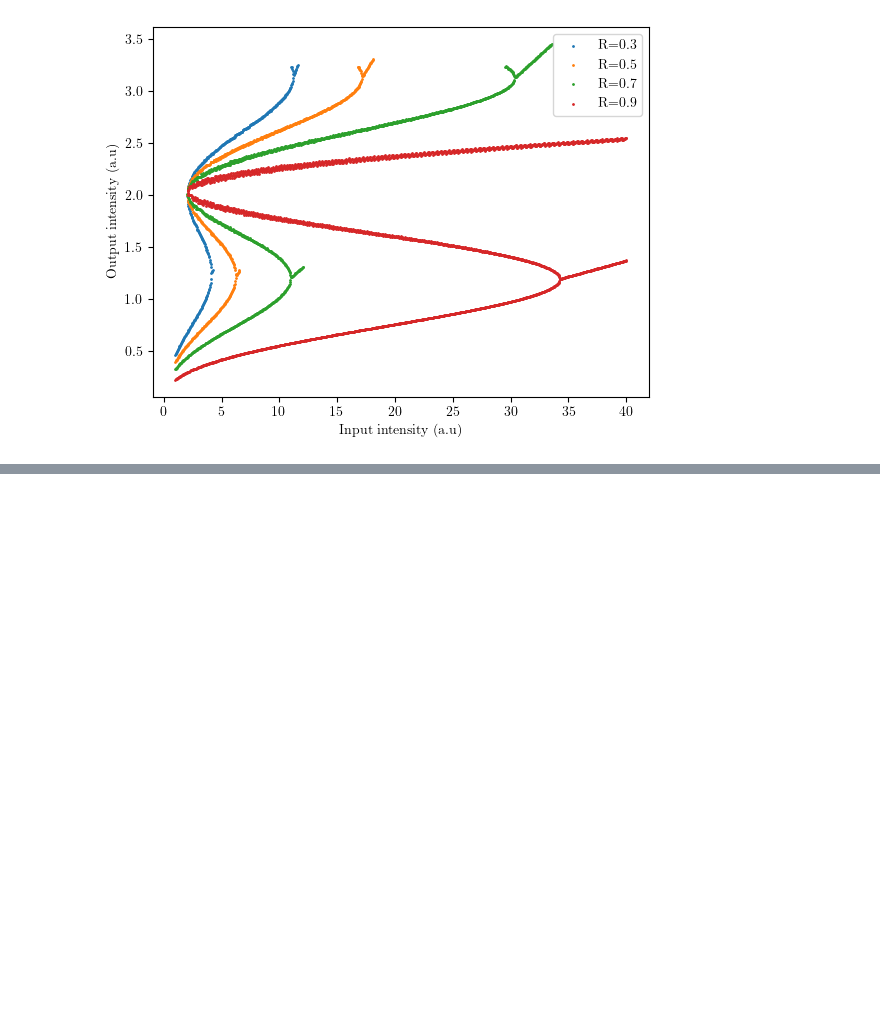
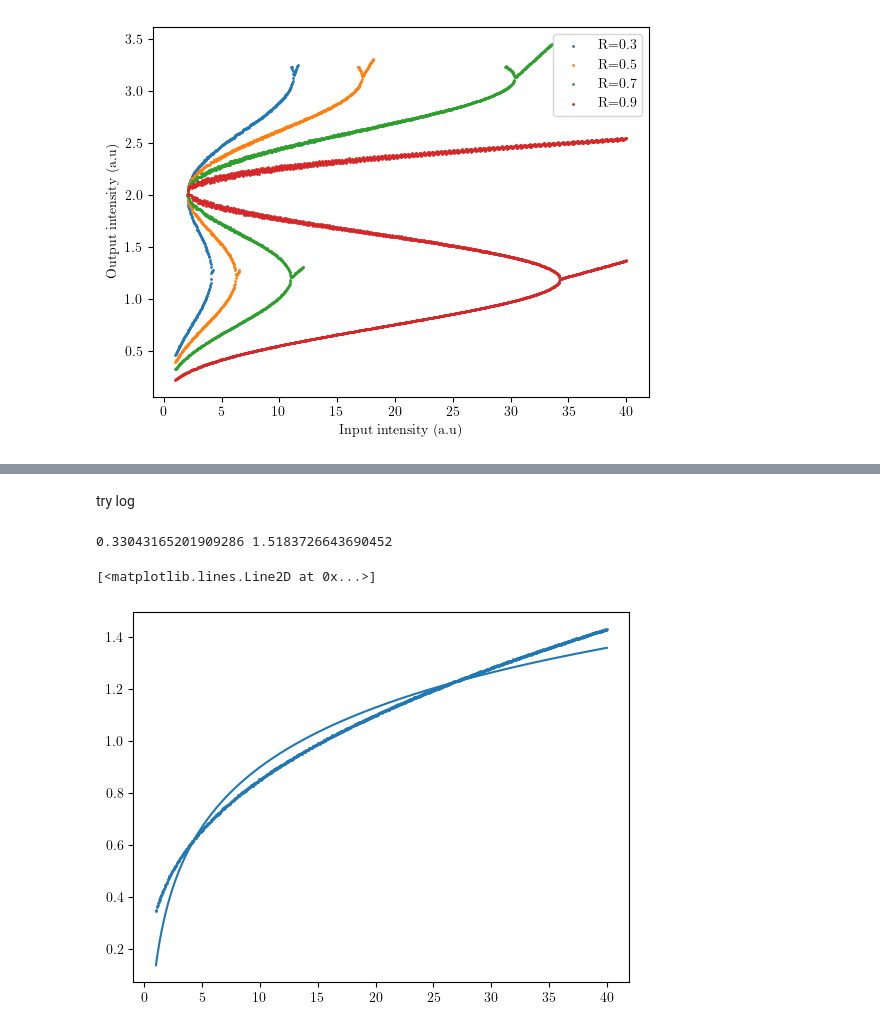
Before and after one commit to tyxiang0530/CavityNLONN, a Jupyter notebook: KerrMedia.ipynb, the cells around one changed output, grey strips where cells are left out. Saved outputs shown, nothing was run; the diff lists cells and outputs as text; code cells hidden in the pictures; blank space fills up the shorter version.

```diff
--- a/KerrMedia.ipynb
+++ b/KerrMedia.ipynb
@@ -135,0 +170,19 @@ ok great we have some sensitivity (some weird numerics tho)
+# %% [markdown]
+try log
+# %%
+# fit log curve to function
+def log_curve(x, a, b):
+    return a * np.log(b * x)
+
+popt, pcov = sp.optimize.curve_fit(log_curve, inputs, outputs)
+# get a and b values
+a, b = popt
+print(a,b)
+inputs = np.array(inputs)
+outputs = np.array(outputs)
+plt.scatter(inputs, outputs, s=1, label="Data")
+plt.plot(inputs, log_curve(inputs, a, b), label="Fit")
+# %% [output]
+0.33043165201909286 1.5183726643690452
+[<matplotlib.lines.Line2D at 0x...>]
+[figure, added]
```
Also changed, not shown: parts of 12 cells of this notebook, 50 other files.
